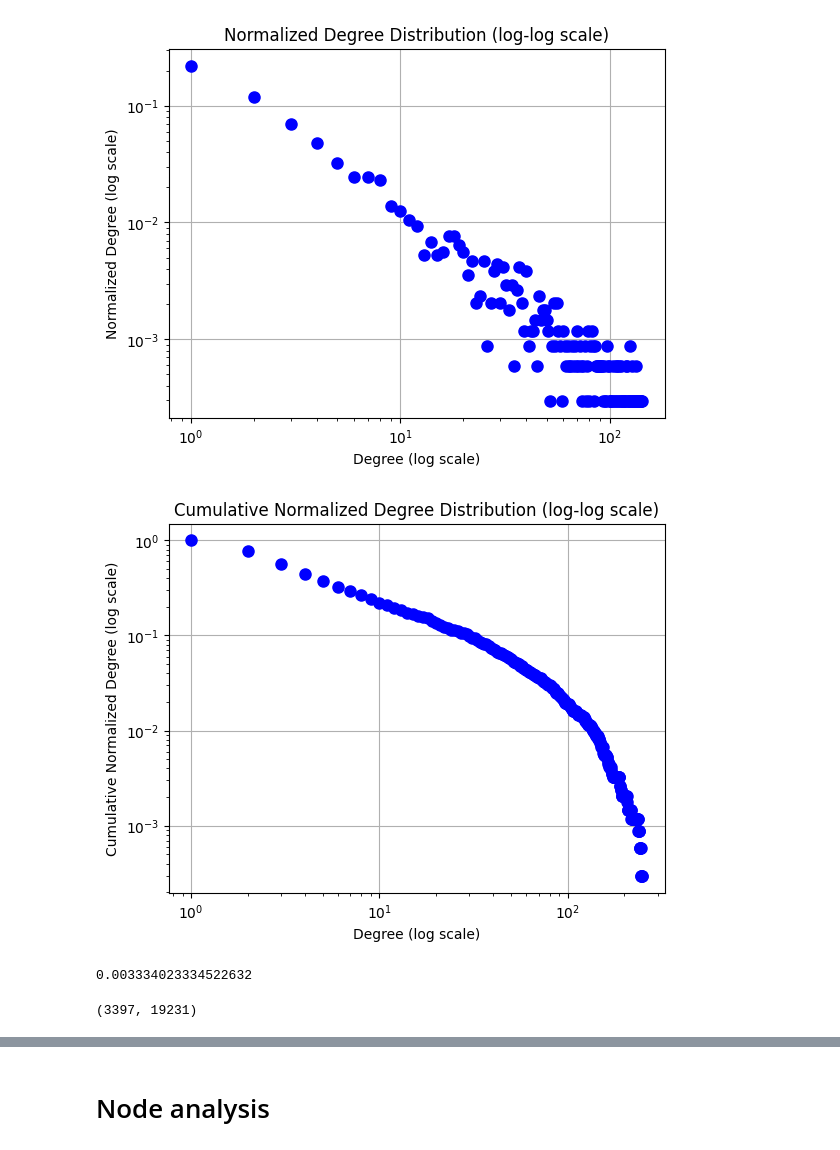
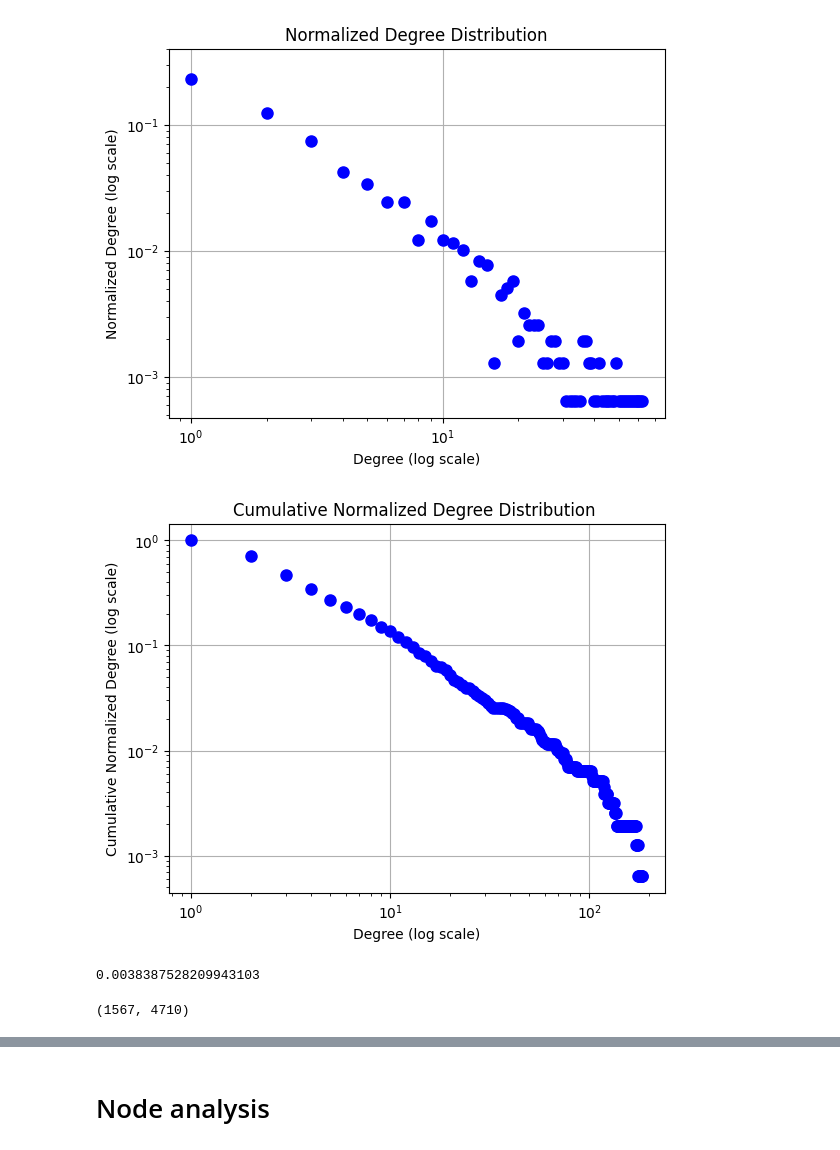
Before and after one commit to Vicente-Lorenzo/NetworkScience, a Jupyter notebook: Project_Research.ipynb, the cells around one changed output, grey strips where cells are left out. Cells and saved outputs as stored; diff of their text form; code cells hidden in the pictures.

```diff
--- a/Project_Research.ipynb
+++ b/Project_Research.ipynb
@@ -10,6 +10,7 @@ import pandas as pd
 import matplotlib.pyplot as plt
 # %%
 airlines_data = pd.read_csv('airlines.csv')
+airlines_data = airlines_data.head(10000)
 G = nx.Graph()
 edges = [(row['src_iata'], row['dest_iata']) for _, row in airlines_data.iterrows()]
 G.add_edges_from(edges)
@@ -160,43 +155,43 @@ plt.figure()
 plt.loglog(degrees, normalized_degrees, 'o', color='b', markersize=8)
 plt.xlabel('Degree (log scale)')
 plt.ylabel('Normalized Degree (log scale)')
-plt.title('Normalized Degree Distribution (log-log scale)')
+plt.title('Normalized Degree Distribution')
 plt.grid(True)
 plt.show()
 # %% [output]
-[figure, old version]
+[figure, new version]
 # %%
 # Calculate the degree histogram
 degree_hist = nx.degree_histogram(G)
 
 # Normalize the degree values
 total_nodes = len(G.nodes())
 normalized_degrees = [count / total_nodes for count in degree_hist]
 
 # Remove zero-degree entries (which will cause issues in log-log plotting)
 degrees = list(range(len(normalized_degrees)))
 normalized_degrees = [sum(normalized_degrees[i:]) for i in range(len(normalized_degrees))]
 
 # Plot the cumulative degree distribution in log-log scale
 plt.figure()
 plt.loglog(degrees, normalized_degrees, 'o', color='b', markersize=8)
 plt.xlabel('Degree (log scale)')
 plt.ylabel('Cumulative Normalized Degree (log scale)')
-plt.title('Cumulative Normalized Degree Distribution (log-log scale)')
+plt.title('Cumulative Normalized Degree Distribution ')
 plt.grid(True)
 plt.show()
 # %% [output]
-[figure, old version]
+[figure, new version]
 # %%
 # Graph density
 nx.density(G)
 # %% [output]
-0.003334023334522632
+0.0038387528209943103
 # %%
 # number of nodes and edges
 nx.number_of_nodes(G), nx.number_of_edges(G)
 # %% [output]
-(3397, 19231)
+(1567, 4710)
 # %%
 # compute and display the adjacency matrix
 nx.adjacency_matrix(G).todense()
```
Also changed, not shown: parts of 26 cells of this notebook.
